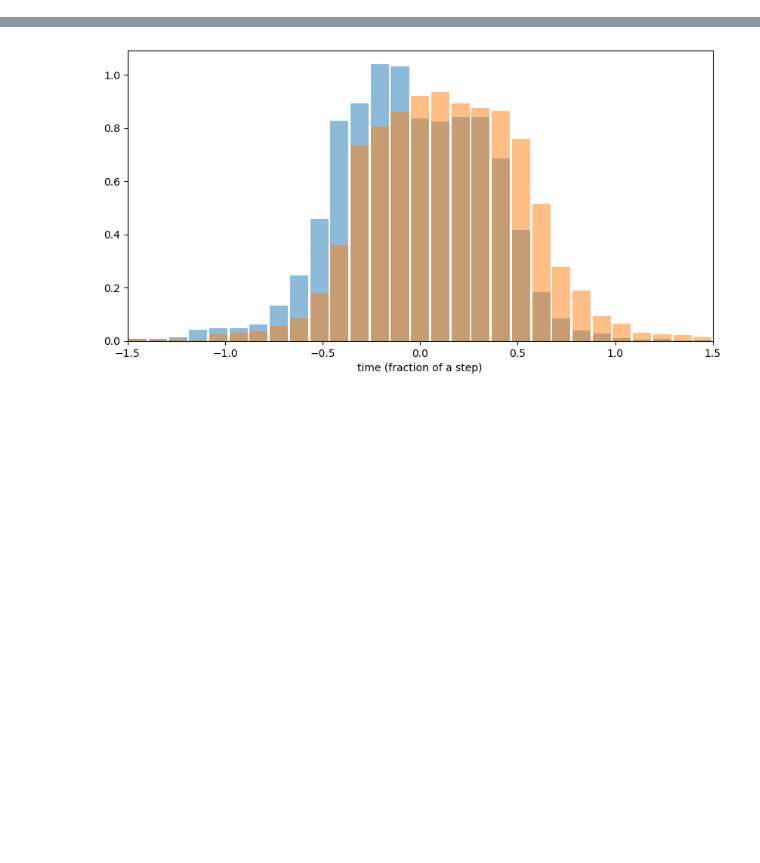
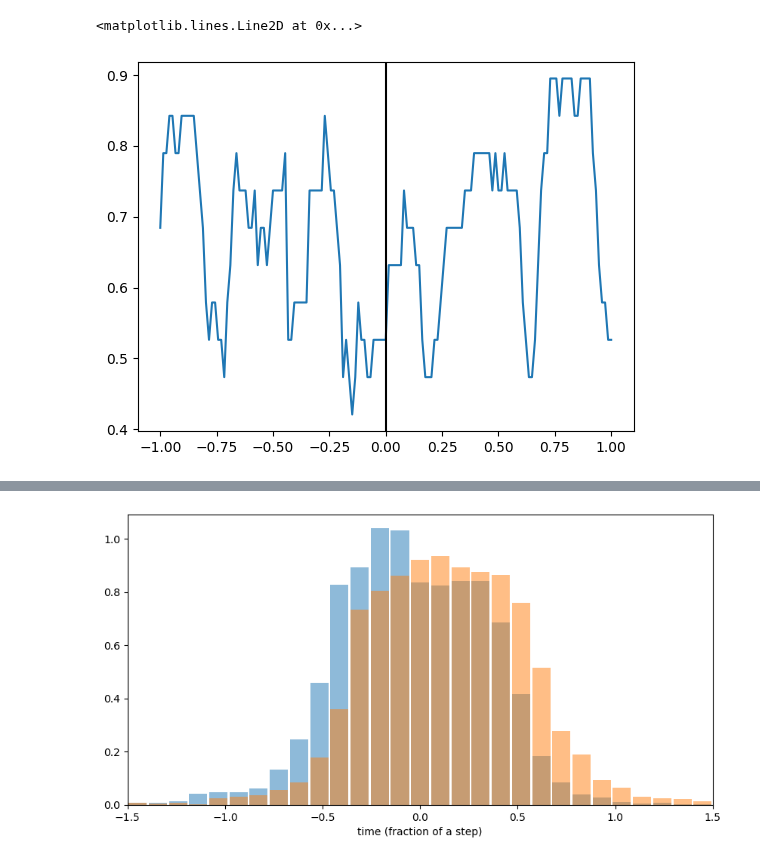
Before and after one commit to BonnenLab/visualize-skelly-laser-environment, a Jupyter notebook: fixations-vs-feet.ipynb, the cells around one changed output, grey strips where cells are left out. Drawn from its saved outputs; the diff is of its cells as text; code cells hidden in the pictures; blank space fills up the shorter version.

```diff
--- a/fixations-vs-feet.ipynb
+++ b/fixations-vs-feet.ipynb
@@ -184,18 +252,31 @@ for x in range(3,11):
 # %%
-# medium for each subject
+fix_medium = []
 medium_df_list = []
-
 
 for x in range(3,11):
     walkNum = butil.find_walks_with_type(x,'medium')
     dataset = loading(x,walkNum,'medium')
     fixations_df_list, f_stop, f_start, gaze_df_list = get_fixations(dataset)
     steps_df = get_steps(dataset)
+
+    prev,current,next = get_next_prev_current(steps_df)
+    fix = calculate_interpolated_fixation_vector(gaze_df_list,prev,current,next)
+    fix_array = np.stack(fix)
+    fix_medium.append(fix_array)
+
     closest_hs, stop_reshaped, start_reshaped, closest_hs_df = find_closest_hs(steps_df,f_stop, f_start )
     rel_start,rel_stop = calc_rel_fix(closest_hs, stop_reshaped, start_reshaped)
     steps_df_new = time_diff(steps_df)
     norm_st, norm_sp = norm(rel_start,rel_stop,steps_df_new,closest_hs_df)
+
     df = making_dataframes(rel_start,rel_stop, norm_st, norm_sp)
     df = pd.concat(df)
     medium_df_list.append(df)
+# %%
+fix_medium_pooled = np.vstack(fix_medium)
+plt.plot(np.linspace(-1,1,149), fix_medium_pooled.mean(axis=0))
+plt.axvline(x=0, color='k')
+# %% [output]
+<matplotlib.lines.Line2D at 0x...>
+[figure, added]
 # %%
```
Also changed, not shown: parts of 20 cells of this notebook.
